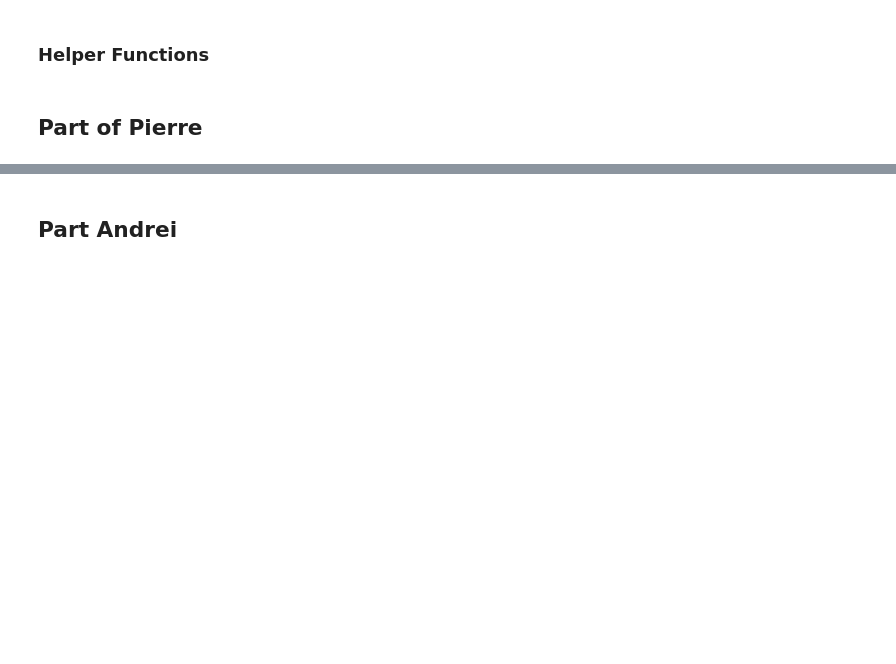
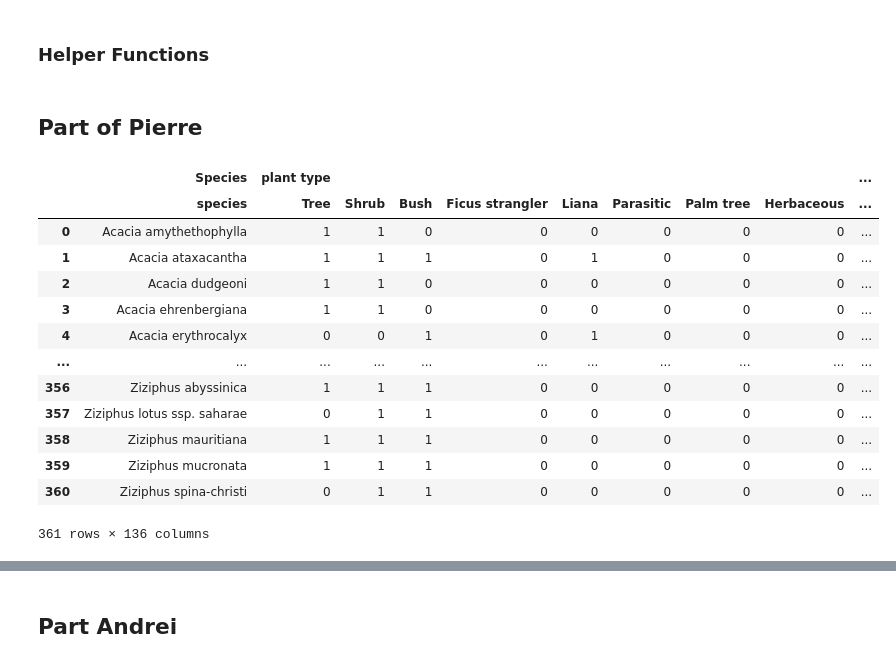
Before and after one commit to RobertvdV/GRS70424_Internship, a Jupyter notebook: notebooks/plantdata_topk_sents.ipynb, the cells around one changed output, grey strips where cells are left out. Drawn from its saved outputs; the diff is of its cells as text; code cells hidden in the pictures; blank space fills up the shorter version.

```diff
--- a/notebooks/plantdata_topk_sents.ipynb
+++ b/notebooks/plantdata_topk_sents.ipynb
@@ -130,3 +157,20 @@ species = list(data.keys())
+# %%
+df_Pierre
+# %% [output]
+|  | Species | plant type |  |  |  |  |  |  |  | ... |
+|  | species | Tree | Shrub | Bush | Ficus strangler | Liana | Parasitic | Palm tree | Herbaceous | ... |
+| 0 | Acacia amythethophylla | 1 | 1 | 0 | 0 | 0 | 0 | 0 | 0 | ... |
+| 1 | Acacia ataxacantha | 1 | 1 | 1 | 0 | 1 | 0 | 0 | 0 | ... |
+| 2 | Acacia dudgeoni | 1 | 1 | 0 | 0 | 0 | 0 | 0 | 0 | ... |
+| 3 | Acacia ehrenbergiana | 1 | 1 | 0 | 0 | 0 | 0 | 0 | 0 | ... |
+| 4 | Acacia erythrocalyx | 0 | 0 | 1 | 0 | 1 | 0 | 0 | 0 | ... |
+| ... | ... | ... | ... | ... | ... | ... | ... | ... | ... | ... |
+| 356 | Ziziphus abyssinica | 1 | 1 | 1 | 0 | 0 | 0 | 0 | 0 | ... |
+| 357 | Ziziphus lotus ssp. saharae | 0 | 1 | 1 | 0 | 0 | 0 | 0 | 0 | ... |
+| 358 | Ziziphus mauritiana | 1 | 1 | 1 | 0 | 0 | 0 | 0 | 0 | ... |
+| 359 | Ziziphus mucronata | 1 | 1 | 1 | 0 | 0 | 0 | 0 | 0 | ... |
+| 360 | Ziziphus spina-christi | 0 | 1 | 1 | 0 | 0 | 0 | 0 | 0 | ... |
+361 rows × 136 columns
 # %%
 # Main Traits
 traits_main_Pierre = df_Pierre.columns.get_level_values(0).unique()[1:]
```
Also changed, not shown: parts of 19 cells of this notebook.
